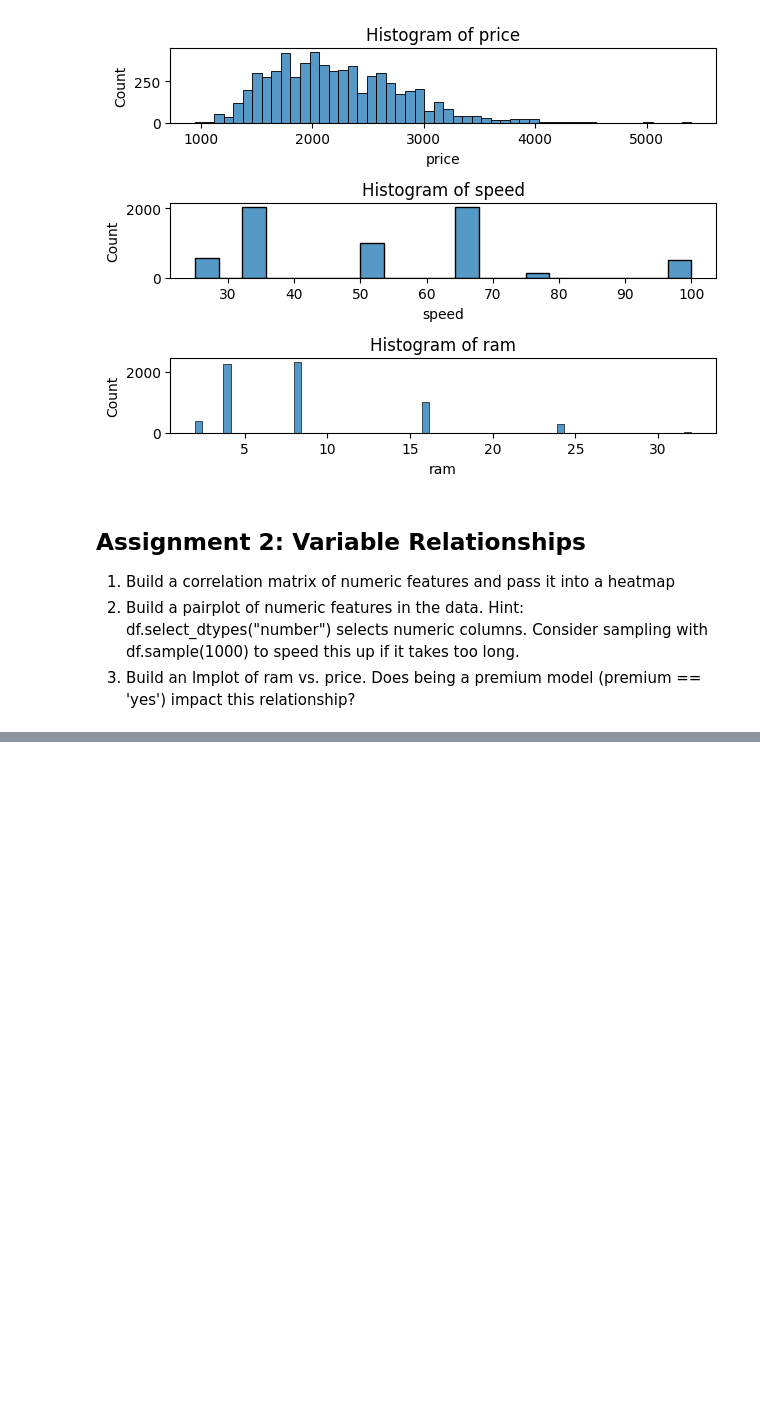
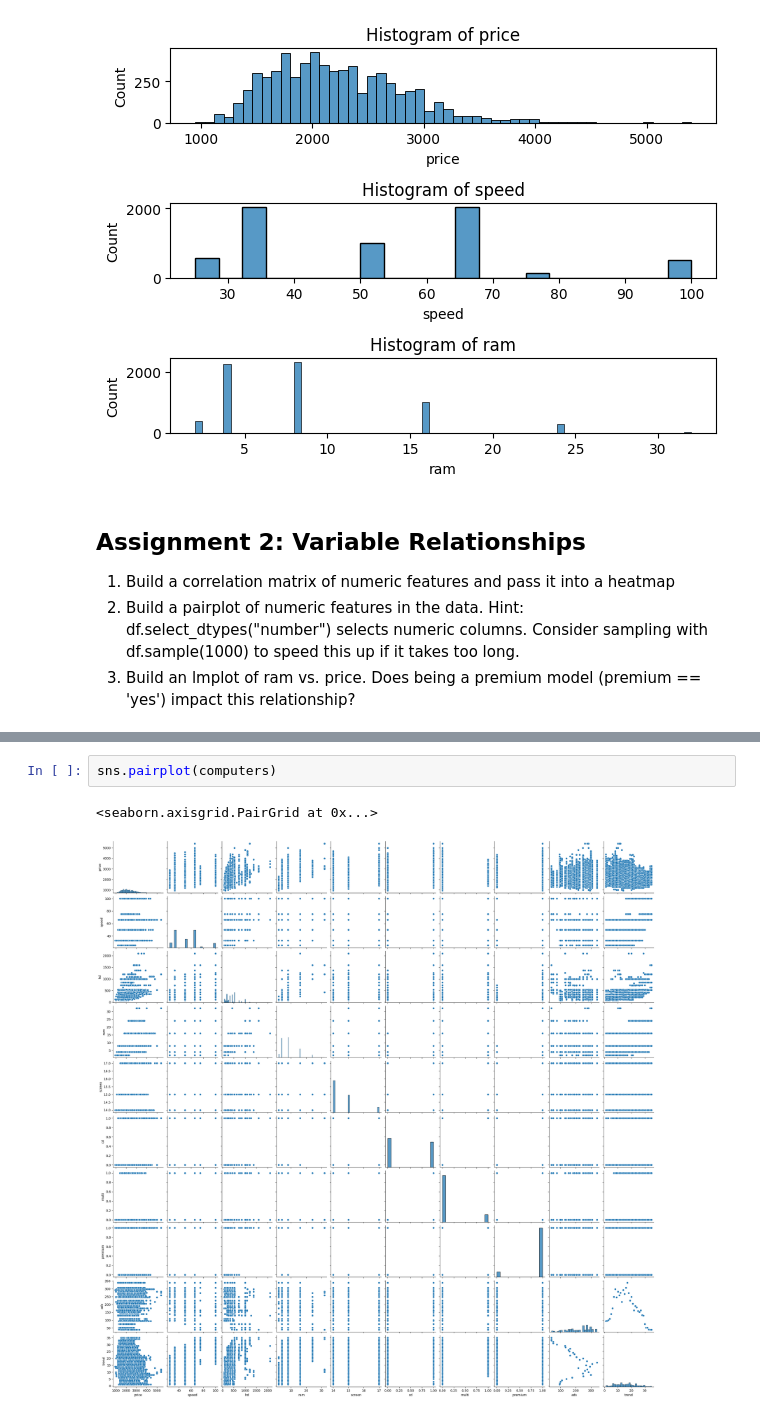
Before and after one commit to sonsungjong/ML_python, a Jupyter notebook: regression/Assignments/01_EDA_assignments.ipynb, the cells around one changed output, grey strips where cells are left out. Cells and saved outputs as stored; diff of their text form; blank space fills up the shorter version.

```diff
--- a/regression/Assignments/01_EDA_assignments.ipynb
+++ b/regression/Assignments/01_EDA_assignments.ipynb
@@ -117,0 +213,5 @@ for col , ax in zip(columns, ax.flat):
+# %%
+sns.pairplot(computers)
+# %% [output]
+<seaborn.axisgrid.PairGrid at 0x...>
+[figure, added]
```
Also changed, not shown: parts of 10 cells of this notebook.
